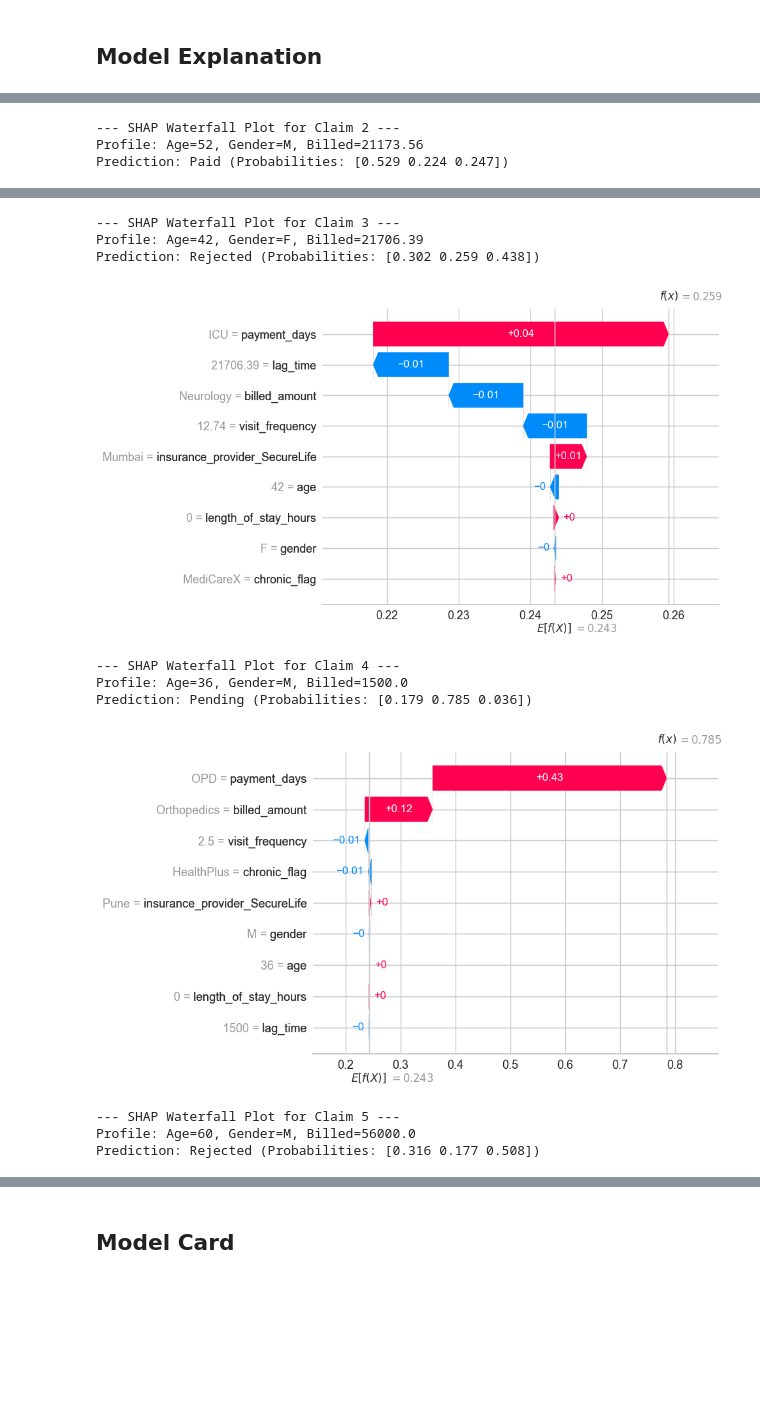
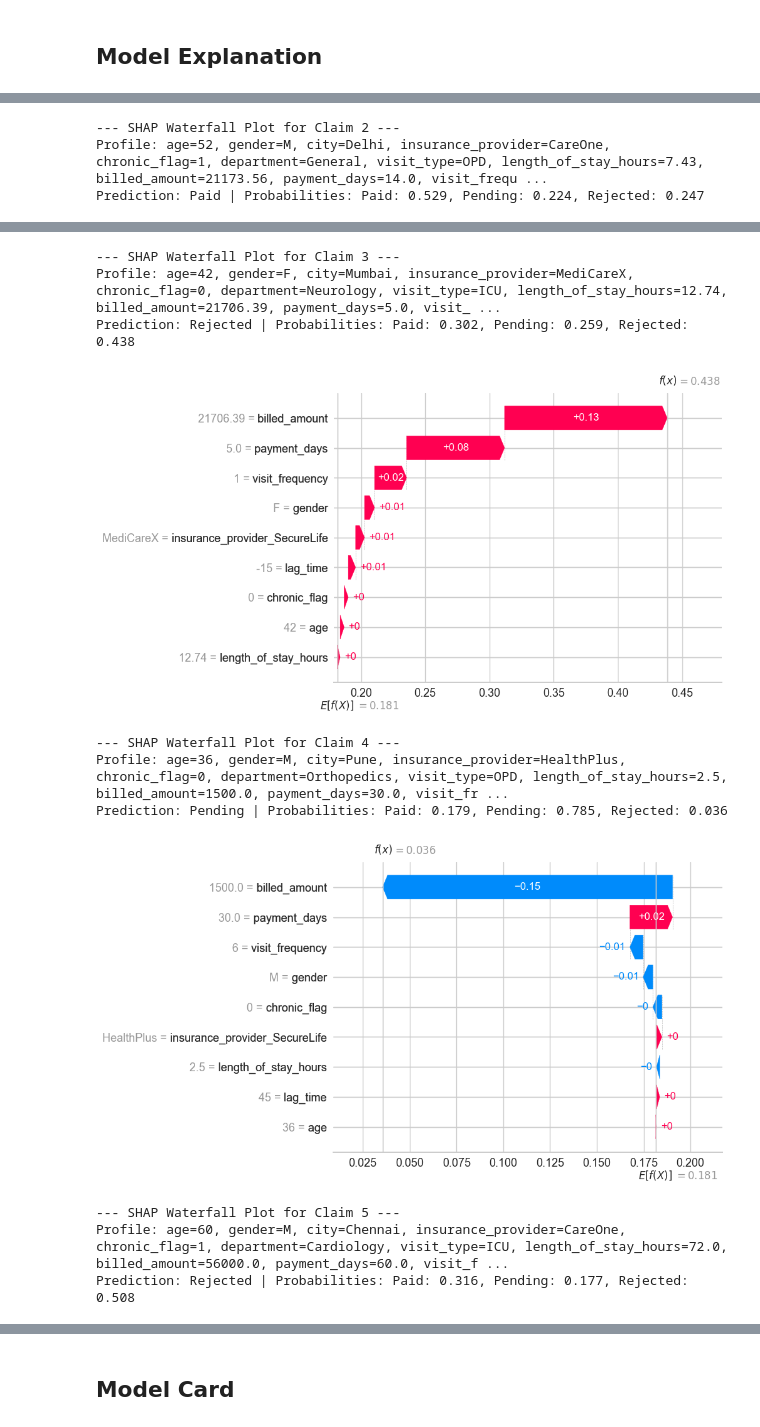
Before and after one commit to mramsundar/IITM-Graded-Projects, a Jupyter notebook: Capstone/Notebooks/Phase 4 — Model Evaluation and Explainability/2 — Claim Model Evaluation Explanation Model Card.ipynb, the cells around one changed output, grey strips where cells are left out. Saved outputs shown, nothing was run; the diff lists cells and outputs as text; code cells hidden in the pictures; blank space fills up the shorter version.

```diff
--- a/Capstone/Notebooks/Phase 4 — Model Evaluation and Explainability/2 — Claim Model Evaluation Explanation Model Card.ipynb
+++ b/Capstone/Notebooks/Phase 4 — Model Evaluation and Explainability/2 — Claim Model Evaluation Explanation Model Card.ipynb
@@ -161,8 +80,10 @@ data_lean = df[lean_columns]
 prep_pipeline = claim_model[:-1]
 raw_model = claim_model.steps[-1][1]
 
-# Dynamically get rejected target index for waterfall plot
-rejected_idx = list(claim_model.classes_).index('Rejected') if 'Rejected' in claim_model.classes_ else 1
+# PyCaret encodes the target alphabetically via LabelEncoder (0=Paid, 1=Pending, 2=Rejected)
+# Recover actual class labels by sorting the unique values from the dataset
+class_labels = sorted(df["claim_status"].unique())
+rejected_idx = class_labels.index("Rejected")
 
 # Background dataset for SHAP
 background_transformed = prep_pipeline.transform(data_lean.sample(100, random_state=42))
@@ -185,12 +106,29 @@ for i in range(len(new_claims_raw)):
     pred_proba = claim_model.predict_proba(claim_raw)[0]
 
     shap_values_new = explainer(claim_transformed)
-    # Replace transformed data with real for readable labels
-    shap_values_new.data = claim_raw.values
 
+    # SHAP only receives 9 features from the PyCaret pipeline due to feature selection.
+    # Map raw inputs to these 9 features for readable chart labels.
+    mapped_data = []
+    for fname in raw_model.feature_names_in_:
+        if fname in claim_raw.columns:
+            mapped_data.append(claim_raw[fname].values[0])
+        else:
+            # Reconstruct parent category from OHE prefix (e.g. 'city_Delhi' -> 'Delhi')
+            for col in ["city", "insurance_provider", "department", "visit_type"]:
+                if fname.startswith(col + "_"):
+                    mapped_data.append(claim_raw[col].values[0])
+                    break
+            else:
+                mapped_data.append(claim_transformed[fname].values[0])
+
+    shap_values_new.data = np.array([mapped_data])
+
+    profile_parts = [f"{col}={claim_raw[col].values[0]}" for col in lean_columns]
+    prob_str = ", ".join(f"{cls}: {prob:.3f}" for cls, prob in zip(class_labels, pred_proba))
     print(f"\n--- SHAP Waterfall Plot for Claim {i+1} ---")
-    print(f"Profile: Age={claim_raw['age'].values[0]}, Gender={claim_raw['gender'].values[0]}, Billed={claim_raw['billed_amount'].values[0]}")
-    print(f"Prediction: {pred_class} (Probabilities: {np.round(pred_proba, 3)})")
+    print(f"Profile: {', '.join(profile_parts)}")
+    print(f"Prediction: {pred_class} | Probabilities: {prob_str}")
 
     shap.plots.waterfall(shap_values_new[0, :, rejected_idx], show=False)
     plt.show()
@@ -202,3 +140,3 @@ Prediction: Paid (Probabilities: [0.585 0.265 0.15 ])
 --- SHAP Waterfall Plot for Claim 2 ---
-Profile: Age=52, Gender=M, Billed=21173.56
-Prediction: Paid (Probabilities: [0.529 0.224 0.247])
+Profile: age=52, gender=M, city=Delhi, insurance_provider=CareOne, chronic_flag=1, department=General, visit_type=OPD, length_of_stay_hours=7.43, billed_amount=21173.56, payment_days=14.0, visit_frequ ...
+Prediction: Paid | Probabilities: Paid: 0.529, Pending: 0.224, Rejected: 0.247
@@ -206,11 +144,11 @@ Prediction: Paid (Probabilities: [0.529 0.224 0.247])
 --- SHAP Waterfall Plot for Claim 3 ---
-Profile: Age=42, Gender=F, Billed=21706.39
-Prediction: Rejected (Probabilities: [0.302 0.259 0.438])
+Profile: age=42, gender=F, city=Mumbai, insurance_provider=MediCareX, chronic_flag=0, department=Neurology, visit_type=ICU, length_of_stay_hours=12.74, billed_amount=21706.39, payment_days=5.0, visit_ ...
+Prediction: Rejected | Probabilities: Paid: 0.302, Pending: 0.259, Rejected: 0.438
-[figure, old version]
+[figure, new version]
 --- SHAP Waterfall Plot for Claim 4 ---
-Profile: Age=36, Gender=M, Billed=1500.0
-Prediction: Pending (Probabilities: [0.179 0.785 0.036])
+Profile: age=36, gender=M, city=Pune, insurance_provider=HealthPlus, chronic_flag=0, department=Orthopedics, visit_type=OPD, length_of_stay_hours=2.5, billed_amount=1500.0, payment_days=30.0, visit_fr ...
+Prediction: Pending | Probabilities: Paid: 0.179, Pending: 0.785, Rejected: 0.036
-[figure, old version]
+[figure, new version]
 --- SHAP Waterfall Plot for Claim 5 ---
-Profile: Age=60, Gender=M, Billed=56000.0
-Prediction: Rejected (Probabilities: [0.316 0.177 0.508])
+Profile: age=60, gender=M, city=Chennai, insurance_provider=CareOne, chronic_flag=1, department=Cardiology, visit_type=ICU, length_of_stay_hours=72.0, billed_amount=56000.0, payment_days=60.0, visit_f ...
+Prediction: Rejected | Probabilities: Paid: 0.316, Pending: 0.177, Rejected: 0.508
```
Also changed, not shown: parts of 3 cells of this notebook, 1 other file.
